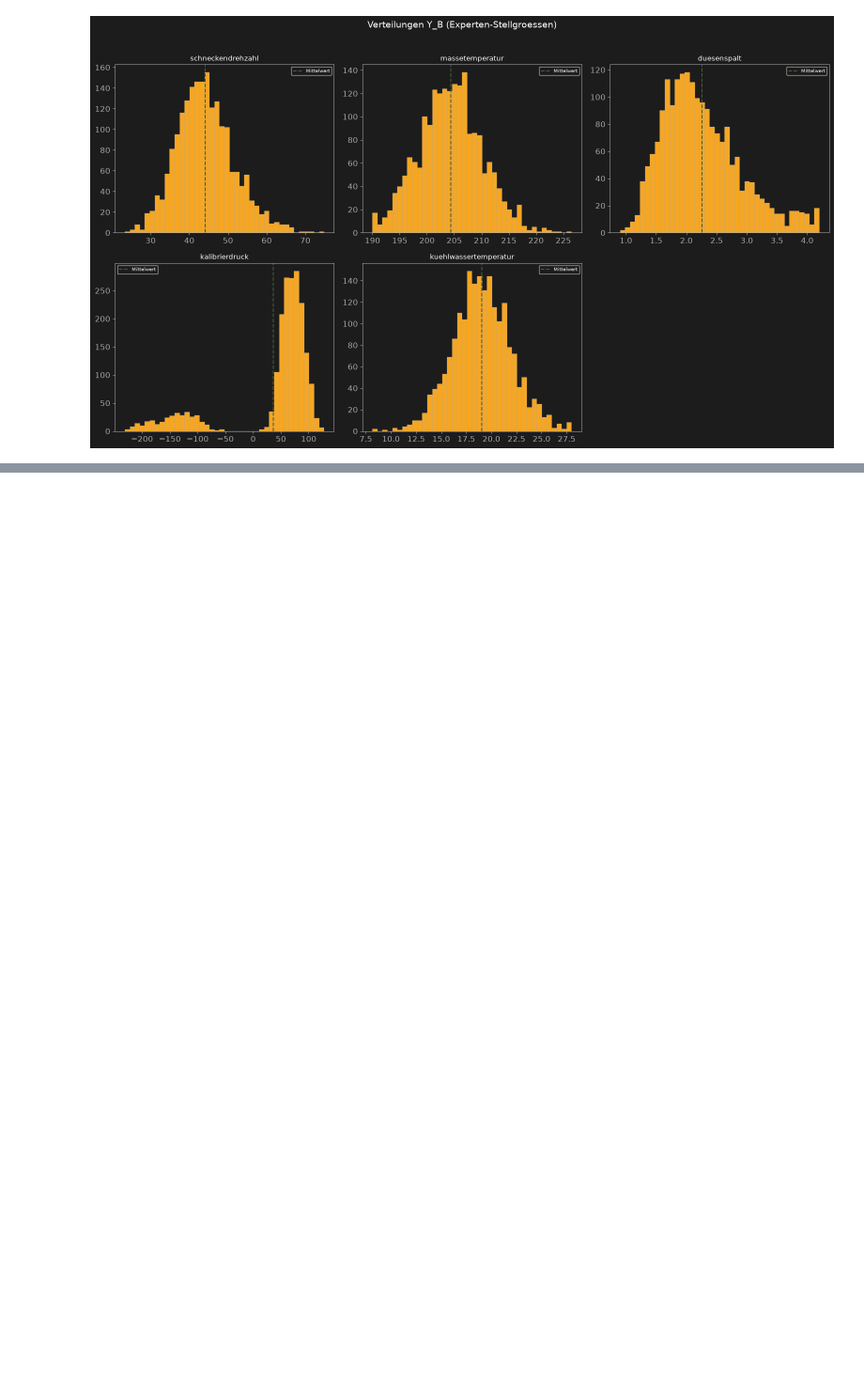
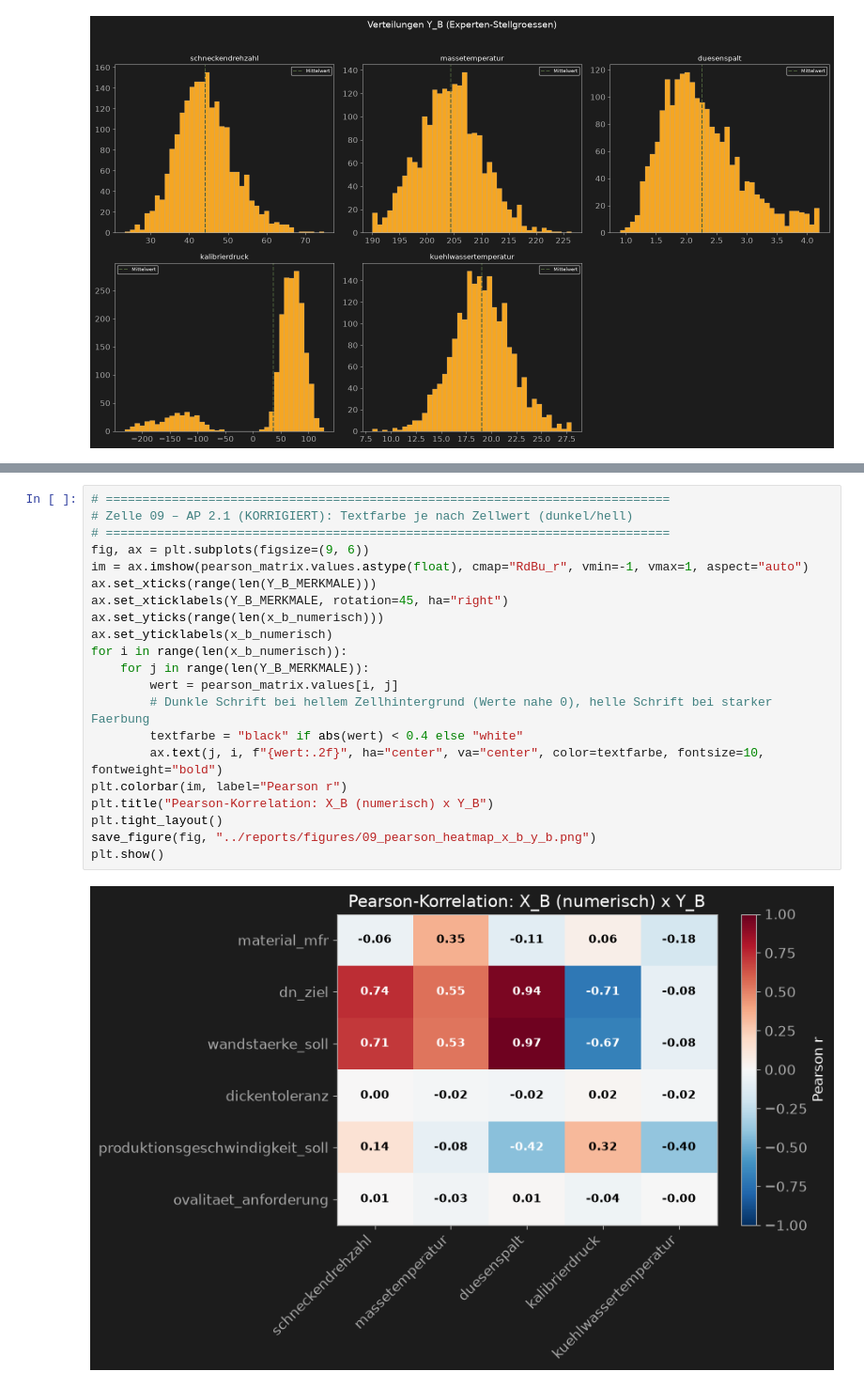
Before and after one commit to AwaTekoete/_MyExtrusionML_Synthetisch, a Jupyter notebook: notebooks/09_eda_model_b.ipynb, the cells around one changed output, grey strips where cells are left out. Shown at 94% size. Saved outputs shown, nothing was run; the diff lists cells and outputs as text; blank space fills up the shorter version.

```diff
--- a/notebooks/09_eda_model_b.ipynb
+++ b/notebooks/09_eda_model_b.ipynb
@@ -149,0 +323,23 @@ plt.show()
+# %%
+# =============================================================================
+# Zelle 09 – AP 2.1 (KORRIGIERT): Textfarbe je nach Zellwert (dunkel/hell)
+# =============================================================================
+fig, ax = plt.subplots(figsize=(9, 6))
+im = ax.imshow(pearson_matrix.values.astype(float), cmap="RdBu_r", vmin=-1, vmax=1, aspect="auto")
+ax.set_xticks(range(len(Y_B_MERKMALE)))
+ax.set_xticklabels(Y_B_MERKMALE, rotation=45, ha="right")
+ax.set_yticks(range(len(x_b_numerisch)))
+ax.set_yticklabels(x_b_numerisch)
+for i in range(len(x_b_numerisch)):
+    for j in range(len(Y_B_MERKMALE)):
+        wert = pearson_matrix.values[i, j]
+        # Dunkle Schrift bei hellem Zellhintergrund (Werte nahe 0), helle Schrift bei starker Faerbung
+        textfarbe = "black" if abs(wert) < 0.4 else "white"
+        ax.text(j, i, f"{wert:.2f}", ha="center", va="center", color=textfarbe, fontsize=10, fontweight="bold")
+plt.colorbar(im, label="Pearson r")
+plt.title("Pearson-Korrelation: X_B (numerisch) x Y_B")
+plt.tight_layout()
+save_figure(fig, "../reports/figures/09_pearson_heatmap_x_b_y_b.png")
+plt.show()
+# %% [output]
+[figure, added]
```
Also changed, not shown: parts of 6 cells of this notebook, 2 other files.
